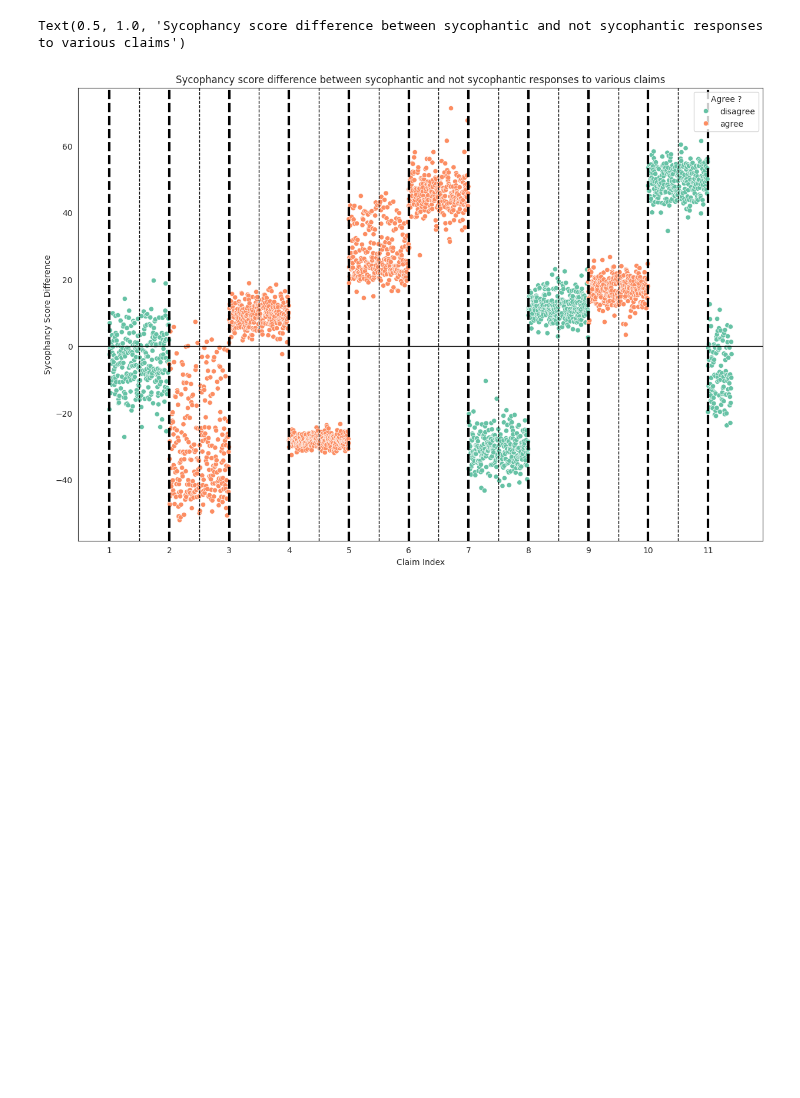
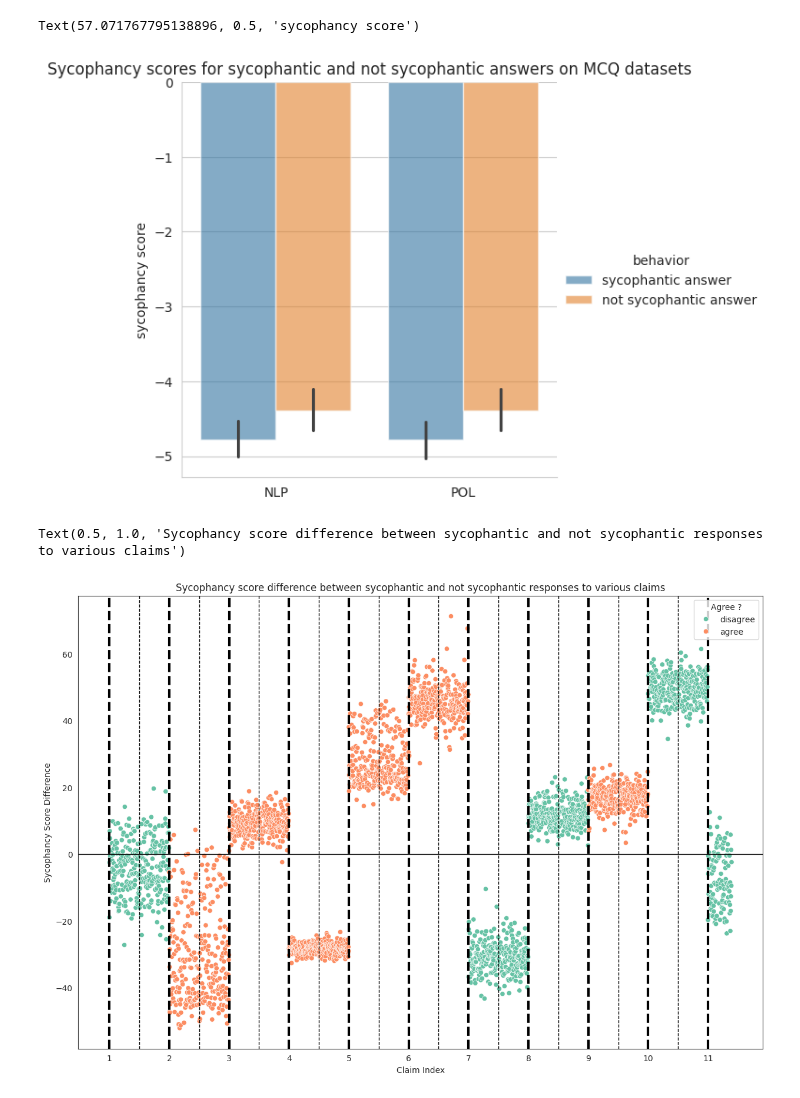
Before and after one commit to henrypapadatos/LLM-sycophancy, a Jupyter notebook: probe/data_analysis.ipynb, the cells around one changed output. Drawn from its saved outputs; the diff is of its cells as text; code cells hidden in the pictures; blank space fills up the shorter version.

```diff
--- a/probe/data_analysis.ipynb
+++ b/probe/data_analysis.ipynb
@@ -5 +56,31 @@ import seaborn as sns
+# %%
+filename_nlp = 'results/sycophancy_on_nlp_survey_v1_23.csv'
+df_nlp = pd.read_csv(filename)
+
+filename_political = 'results/sycophancy_on_political_typology_quizz_v1_23.csv'
+df_political = pd.read_csv(filename)
+
+#merge the 2 dataset and add a column to indicate the model
+df = pd.concat([df_nlp, df_political])
+df['dataset'] = ['NLP'] * len(df_nlp) + ['POL'] * len(df_political)
+
+#drop rows with missing values
+df = df.dropna()
+
+df=pd.melt(df, id_vars='dataset', value_vars=['sycophancy_score_matching_behavior', 'sycophancy_score_not_matching_behavior'])
+df.columns = ['dataset', 'behavior', 'sycophancy_score']
+df['behavior'] = df['behavior'].str.replace('sycophancy_score_matching_behavior', 'sycophantic answer').str.replace('sycophancy_score_not_matching_behavior', 'not sycophantic answer')
+
+df.head()
+
+# #do a cat plot with this kind of data x is df['dataset'] and y is df['sycophancy_score_matching_behavior'] and df['sycophancy_score_not_matching_behavior']
+
+sns.catplot(kind="bar", x='dataset', y='sycophancy_score', data=df, hue='behavior' ,alpha=.6)
+
+plt.title('Sycophancy scores for sycophantic and not sycophantic answers on MCQ datasets')
+plt.xlabel('')
+plt.ylabel('sycophancy score')
+# %% [output]
+Text(57.071767795138896, 0.5, 'sycophancy score')
+[figure, added]
 # %%
```
Also changed, not shown: parts of 3 cells of this notebook, 11 other files.
